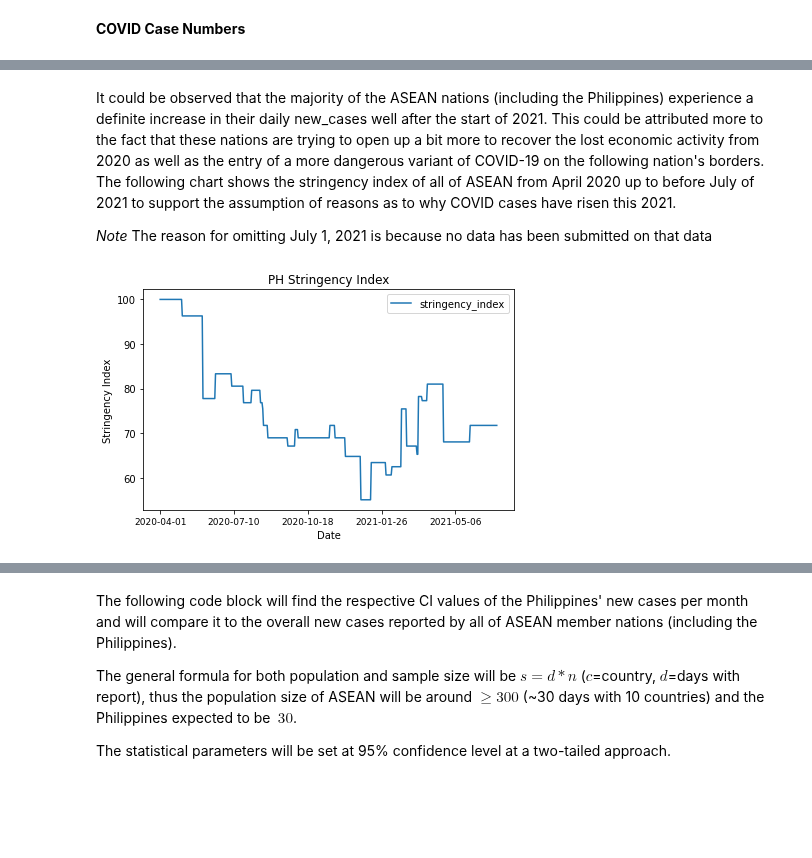
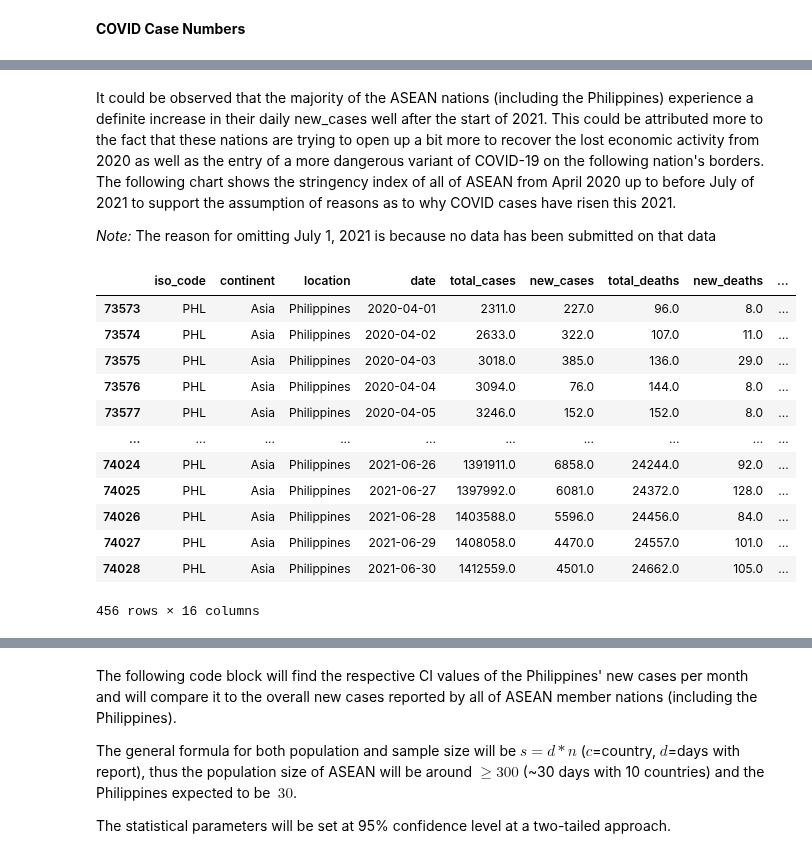
Before and after one commit to jm55/CSMODEL, a Jupyter notebook: COVID-19/COVID_Notebook.ipynb, the cells around one changed output, grey strips where cells are left out. Drawn from its saved outputs; the diff is of its cells as text; code cells hidden in the pictures; blank space fills up the shorter version.

```diff
--- a/COVID-19/COVID_Notebook.ipynb
+++ b/COVID-19/COVID_Notebook.ipynb
@@ -323,9 +324,21 @@ VNM_graph = createCountryLineChart(covid_df, "VNM", "date", "new_cases", "Month"
 # %% [markdown]
 It could be observed that the majority of the ASEAN nations (including the Philippines) experience a definite increase in their daily new_cases well after the start of 2021. This could be attributed more to the fact that these nations are trying to open up a bit more to recover the lost economic activity from 2020 as well as the entry of a more dangerous variant of COVID-19 on the following nation's borders. The following chart shows the stringency index of all of ASEAN from April 2020 up to before July of 2021 to support the assumption of reasons as to why COVID cases have risen this 2021.
 
-*Note*
+*Note:*
 The reason for omitting July 1, 2021 is because no data has been submitted on that data
-# %%
-ph_stringencyGraph = createCountryLineChart(covid_df,'PHL', 'date', 'stringency_index', 'Date', 'Stringency Index', 'PH Stringency Index')
-# %% [output]
-[figure, removed]
+# %%
+ph_df
+# %% [output]
+|  | iso_code | continent | location | date | total_cases | new_cases | total_deaths | new_deaths | ... |
+| 73573 | PHL | Asia | Philippines | 2020-04-01 | 2311.0 | 227.0 | 96.0 | 8.0 | ... |
+| 73574 | PHL | Asia | Philippines | 2020-04-02 | 2633.0 | 322.0 | 107.0 | 11.0 | ... |
+| 73575 | PHL | Asia | Philippines | 2020-04-03 | 3018.0 | 385.0 | 136.0 | 29.0 | ... |
+| 73576 | PHL | Asia | Philippines | 2020-04-04 | 3094.0 | 76.0 | 144.0 | 8.0 | ... |
+| 73577 | PHL | Asia | Philippines | 2020-04-05 | 3246.0 | 152.0 | 152.0 | 8.0 | ... |
+| ... | ... | ... | ... | ... | ... | ... | ... | ... | ... |
+| 74024 | PHL | Asia | Philippines | 2021-06-26 | 1391911.0 | 6858.0 | 24244.0 | 92.0 | ... |
+| 74025 | PHL | Asia | Philippines | 2021-06-27 | 1397992.0 | 6081.0 | 24372.0 | 128.0 | ... |
+| 74026 | PHL | Asia | Philippines | 2021-06-28 | 1403588.0 | 5596.0 | 24456.0 | 84.0 | ... |
+| 74027 | PHL | Asia | Philippines | 2021-06-29 | 1408058.0 | 4470.0 | 24557.0 | 101.0 | ... |
+| 74028 | PHL | Asia | Philippines | 2021-06-30 | 1412559.0 | 4501.0 | 24662.0 | 105.0 | ... |
+456 rows × 16 columns
```
Also changed, not shown: parts of 19 cells of this notebook, 16 other files.
